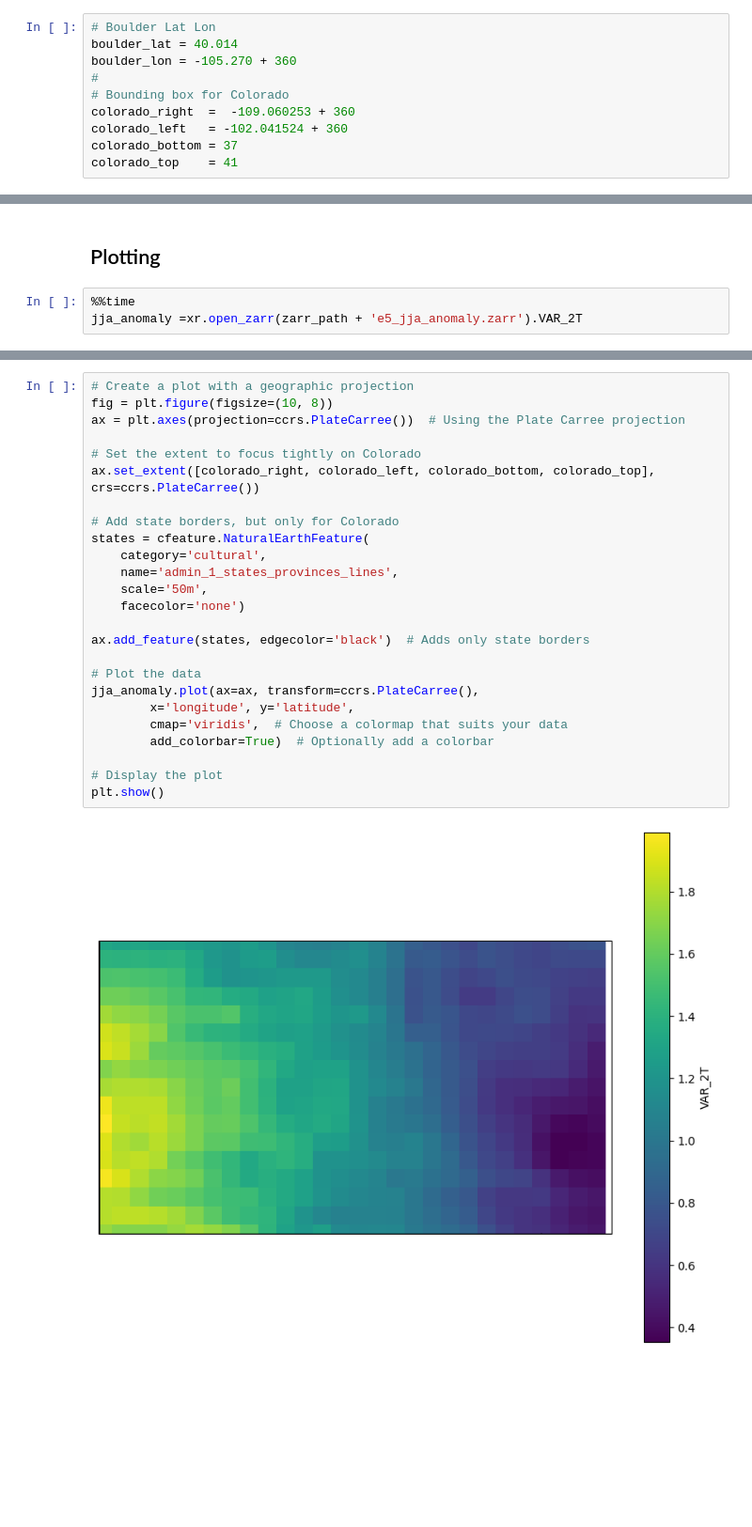
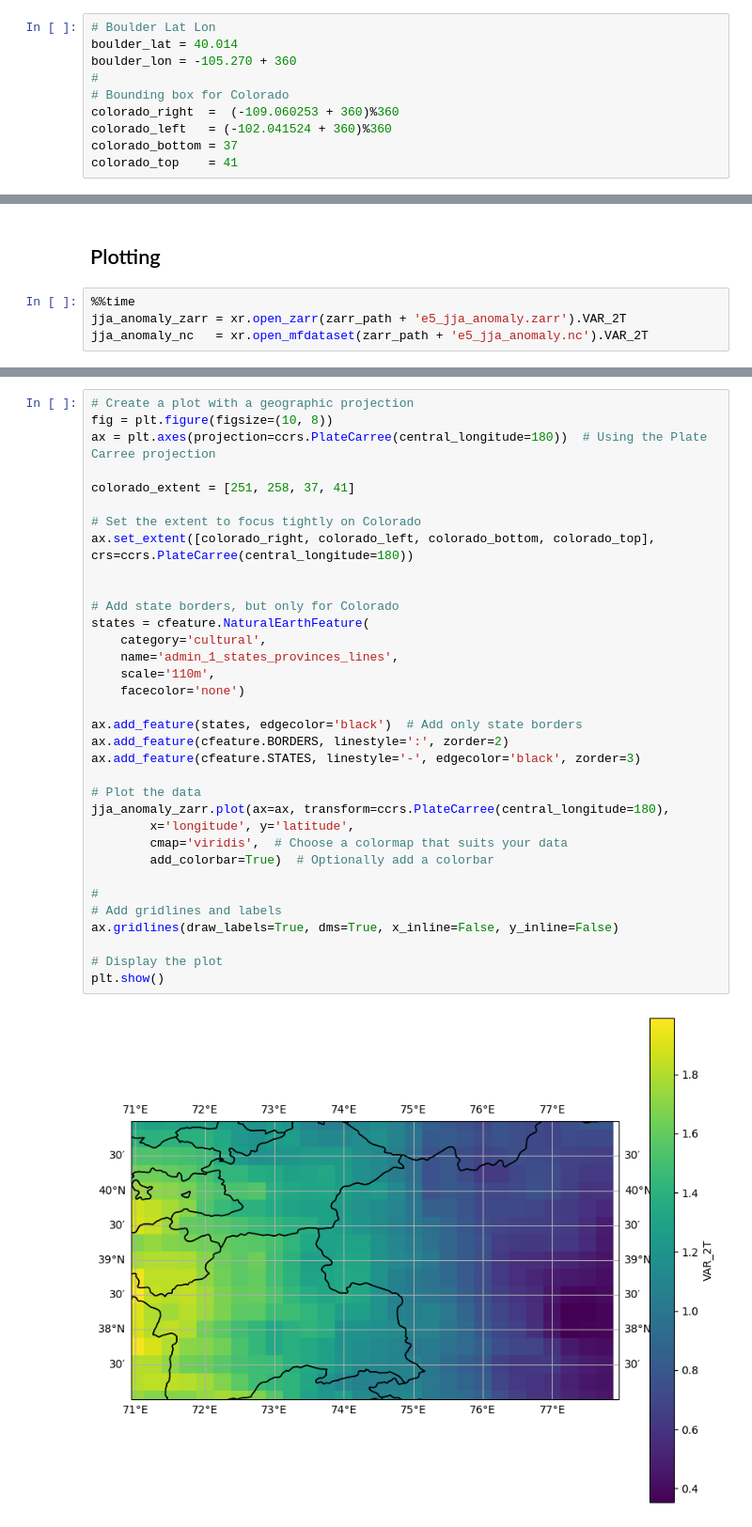
Before and after one commit to NCAR/arco_experiments, a Jupyter notebook: jja_anomaly.ipynb, the cells around one changed output, grey strips where cells are left out. Shown: that part at 94% size. Cells and saved outputs as stored; diff of their text form; blank space fills up the shorter version.

Commit message:
Updated GMST and JJA anomaly examples

```diff
--- a/jja_anomaly.ipynb
+++ b/jja_anomaly.ipynb
@@ -18,8 +18,8 @@ boulder_lat = 40.014
 boulder_lon = -105.270 + 360
 #
 # Bounding box for Colorado
-colorado_right  =  -109.060253 + 360
-colorado_left   = -102.041524 + 360
+colorado_right  =  (-109.060253 + 360)%360
+colorado_left   = (-102.041524 + 360)%360
 colorado_bottom = 37
 colorado_top    = 41
 # %%
@@ -220,5 +258,6 @@ Wall time: 7.06 s
 ## Plotting
 # %%
 %%time
-jja_anomaly =xr.open_zarr(zarr_path + 'e5_jja_anomaly.zarr').VAR_2T
+jja_anomaly_zarr = xr.open_zarr(zarr_path + 'e5_jja_anomaly.zarr').VAR_2T
+jja_anomaly_nc   = xr.open_mfdataset(zarr_path + 'e5_jja_anomaly.nc').VAR_2T
 # %% [output]
@@ -227,27 +266,36 @@ Wall time: 4.9 ms
 # %%
 # Create a plot with a geographic projection
 fig = plt.figure(figsize=(10, 8))
-ax = plt.axes(projection=ccrs.PlateCarree())  # Using the Plate Carree projection
+ax = plt.axes(projection=ccrs.PlateCarree(central_longitude=180))  # Using the Plate Carree projection
+
+colorado_extent = [251, 258, 37, 41]
 
 # Set the extent to focus tightly on Colorado
-ax.set_extent([colorado_right, colorado_left, colorado_bottom, colorado_top], crs=ccrs.PlateCarree())
+ax.set_extent([colorado_right, colorado_left, colorado_bottom, colorado_top], crs=ccrs.PlateCarree(central_longitude=180))
+
 
 # Add state borders, but only for Colorado
 states = cfeature.NaturalEarthFeature(
     category='cultural',
     name='admin_1_states_provinces_lines',
-    scale='50m',
+    scale='110m',
     facecolor='none')
 
-ax.add_feature(states, edgecolor='black')  # Adds only state borders
+ax.add_feature(states, edgecolor='black')  # Add only state borders
+ax.add_feature(cfeature.BORDERS, linestyle=':', zorder=2)
+ax.add_feature(cfeature.STATES, linestyle='-', edgecolor='black', zorder=3)
 
 # Plot the data
-jja_anomaly.plot(ax=ax, transform=ccrs.PlateCarree(),
+jja_anomaly_zarr.plot(ax=ax, transform=ccrs.PlateCarree(central_longitude=180),
         x='longitude', y='latitude',
         cmap='viridis',  # Choose a colormap that suits your data
         add_colorbar=True)  # Optionally add a colorbar
 
+#
+# Add gridlines and labels
+ax.gridlines(draw_labels=True, dms=True, x_inline=False, y_inline=False)
+
 # Display the plot
 plt.show()
 # %% [output]
-[figure, old version]
+[figure, new version]
```
Also changed, not shown: parts of 12 cells of this notebook, 5 other files.
